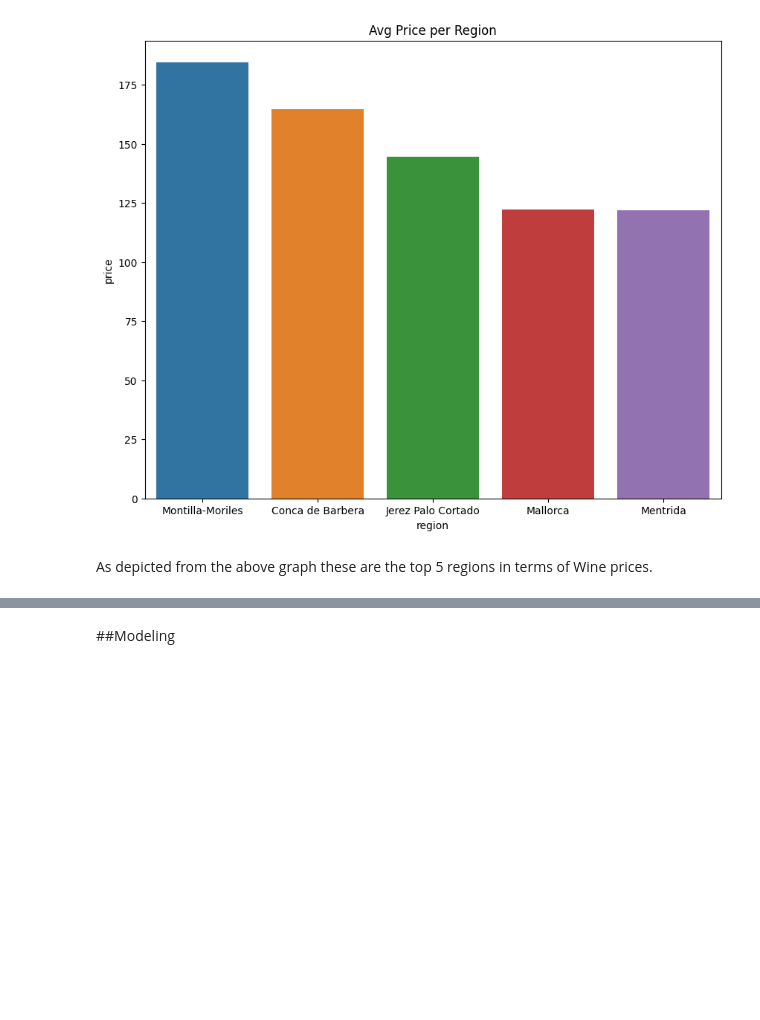
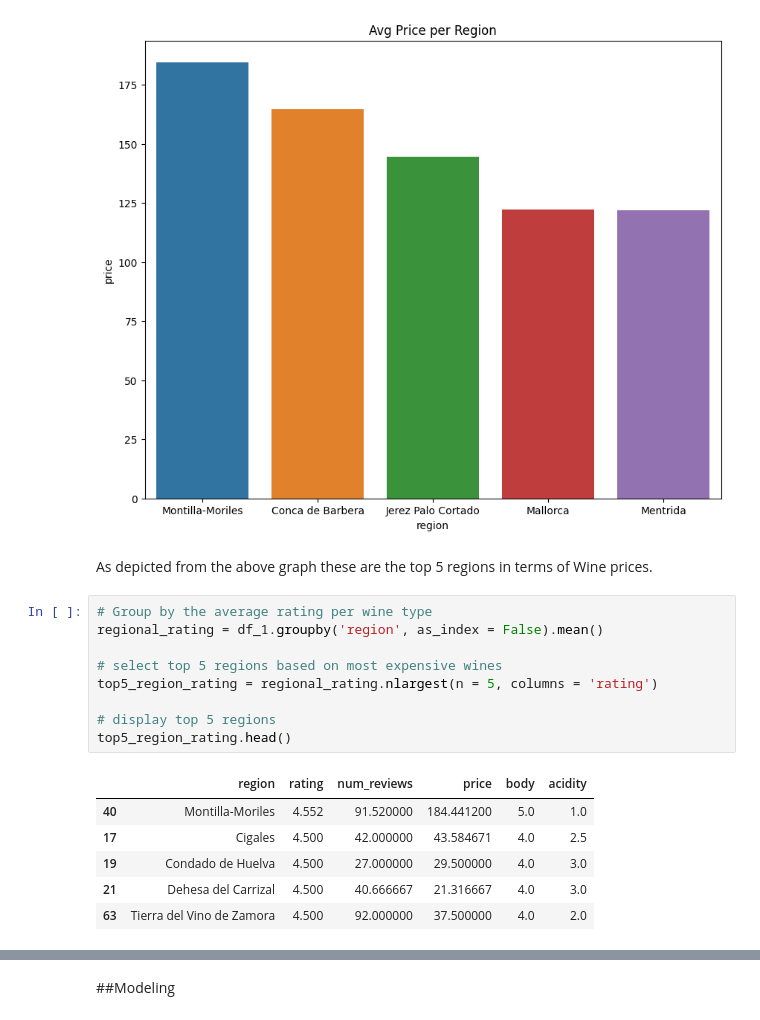
Before and after one commit to Robinino99/Spanish_Wine_Classification, a Jupyter notebook: Project_2_Part_4.ipynb, the cells around one changed output, grey strips where cells are left out. Cells and saved outputs as stored; diff of their text form; blank space fills up the shorter version.

```diff
--- a/Project_2_Part_4.ipynb
+++ b/Project_2_Part_4.ipynb
@@ -435,3 +435,19 @@ ax.set_title('Avg Price per Region');
 [figure]
 # %% [markdown]
 As depicted from the above graph these are the top 5 regions in terms of Wine prices.
+# %%
+# Group by the average rating per wine type
+regional_rating = df_1.groupby('region', as_index = False).mean()
+
+# select top 5 regions based on most expensive wines
+top5_region_rating = regional_rating.nlargest(n = 5, columns = 'rating')
+
+# display top 5 regions
+top5_region_rating.head()
+# %% [output]
+|  | region | rating | num_reviews | price | body | acidity |
+| 40 | Montilla-Moriles | 4.552 | 91.520000 | 184.441200 | 5.0 | 1.0 |
+| 17 | Cigales | 4.500 | 42.000000 | 43.584671 | 4.0 | 2.5 |
+| 19 | Condado de Huelva | 4.500 | 27.000000 | 29.500000 | 4.0 | 3.0 |
+| 21 | Dehesa del Carrizal | 4.500 | 40.666667 | 21.316667 | 4.0 | 3.0 |
+| 63 | Tierra del Vino de Zamora | 4.500 | 92.000000 | 37.500000 | 4.0 | 2.0 |
```
Also changed, not shown: parts of 3 cells of this notebook.
